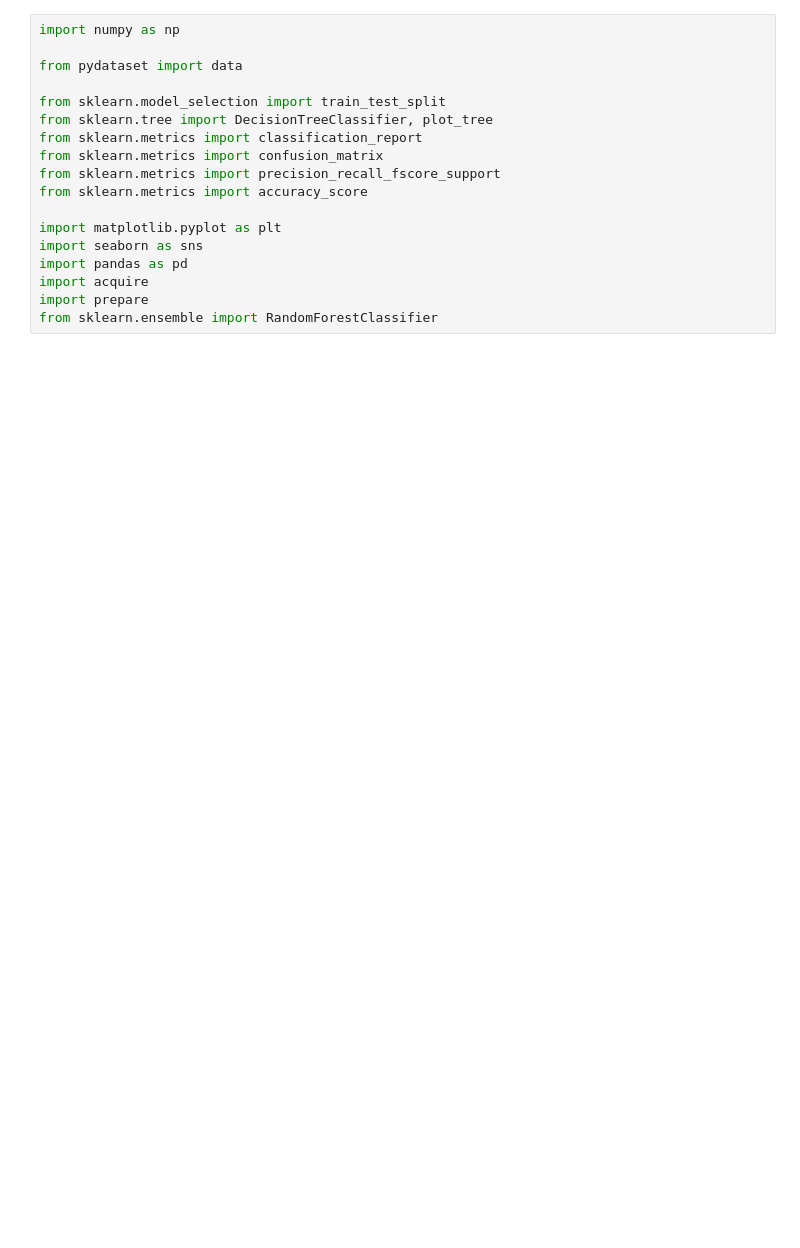
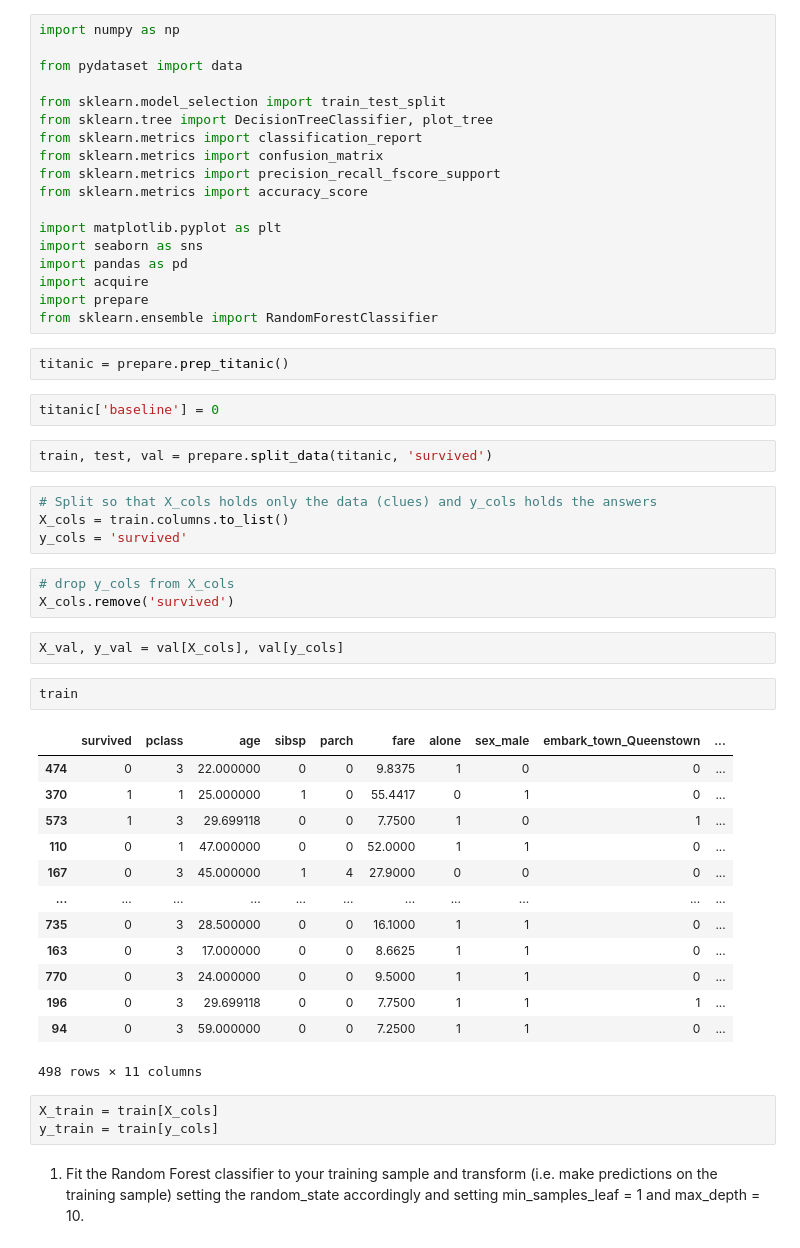
Before and after one commit to caroline-miller0921/classification_exercises, a Jupyter notebook: random_forests.ipynb, the cells around one changed output. Saved outputs shown, nothing was run; the diff lists cells and outputs as text; blank space fills up the shorter version.

Commit message:
updating completed decision tree and random forests exercises

```diff
--- a/random_forests.ipynb
+++ b/random_forests.ipynb
@@ -16,3 +16,39 @@ import pandas as pd
 import acquire
 import prepare
 from sklearn.ensemble import RandomForestClassifier
+# %%
+titanic = prepare.prep_titanic()
+# %%
+titanic['baseline'] = 0
+# %%
+train, test, val = prepare.split_data(titanic, 'survived')
+# %%
+# Split so that X_cols holds only the data (clues) and y_cols holds the answers
+X_cols = train.columns.to_list()
+y_cols = 'survived'
+# %%
+# drop y_cols from X_cols
+X_cols.remove('survived')
+# %%
+X_val, y_val = val[X_cols], val[y_cols]
+# %%
+train
+# %% [output]
+|  | survived | pclass | age | sibsp | parch | fare | alone | sex_male | embark_town_Queenstown | ... |
+| 474 | 0 | 3 | 22.000000 | 0 | 0 | 9.8375 | 1 | 0 | 0 | ... |
+| 370 | 1 | 1 | 25.000000 | 1 | 0 | 55.4417 | 0 | 1 | 0 | ... |
+| 573 | 1 | 3 | 29.699118 | 0 | 0 | 7.7500 | 1 | 0 | 1 | ... |
+| 110 | 0 | 1 | 47.000000 | 0 | 0 | 52.0000 | 1 | 1 | 0 | ... |
+| 167 | 0 | 3 | 45.000000 | 1 | 4 | 27.9000 | 0 | 0 | 0 | ... |
+| ... | ... | ... | ... | ... | ... | ... | ... | ... | ... | ... |
+| 735 | 0 | 3 | 28.500000 | 0 | 0 | 16.1000 | 1 | 1 | 0 | ... |
+| 163 | 0 | 3 | 17.000000 | 0 | 0 | 8.6625 | 1 | 1 | 0 | ... |
+| 770 | 0 | 3 | 24.000000 | 0 | 0 | 9.5000 | 1 | 1 | 0 | ... |
+| 196 | 0 | 3 | 29.699118 | 0 | 0 | 7.7500 | 1 | 1 | 1 | ... |
+| 94 | 0 | 3 | 59.000000 | 0 | 0 | 7.2500 | 1 | 1 | 0 | ... |
+498 rows × 11 columns
+# %%
+X_train = train[X_cols]
+y_train = train[y_cols]
+# %% [markdown]
+1. Fit the Random Forest classifier to your training sample and transform (i.e. make predictions on the training sample) setting the random_state accordingly and setting min_samples_leaf = 1 and max_depth = 10.
```
Also changed, not shown: parts of 31 cells of this notebook, 2 other files.
